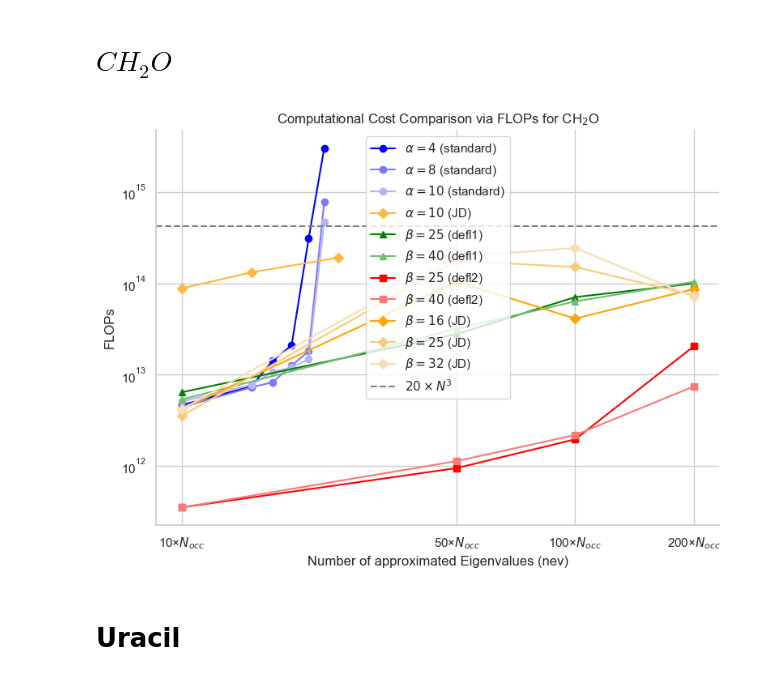
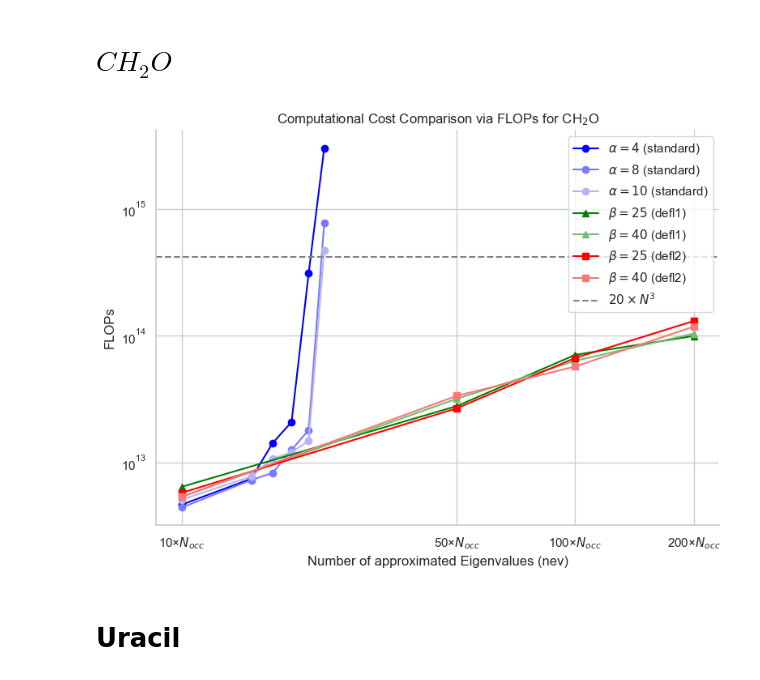
Before and after one commit to framere/Final_codes_MA, a Jupyter notebook: Results_plots/plot_results.ipynb, the cells around one changed output. Saved outputs shown, nothing was run; the diff lists cells and outputs as text; code cells hidden in the pictures.

```diff
--- a/Results_plots/plot_results.ipynb
+++ b/Results_plots/plot_results.ipynb
@@ -104,13 +104,13 @@ FLOPS_25_def = np.array([6415065628956, 27845261539523, 70674758645938, 99597905
 FLOPS_40_def = np.array([5349292935528, 31816496438039,63363168555916, 104014172291569])
 
 # Mixed JD and Davidson (diamonds)
-FLOPS_16_JD = np.array([4201528375541, 104266141454671, 41070075286370, 86625043818120])
-FLOPS_25_JD = np.array([3541251633876,  176523547168970,  151131919263263,   74279594974926])
-FLOPS_32_JD = np.array([4200266880486,  195047635448971,  244404140181504,   71012630660365])
+# FLOPS_16_JD = np.array([4201528375541, 104266141454671, 41070075286370, 86625043818120])
+# FLOPS_25_JD = np.array([3541251633876,  176523547168970,  151131919263263,   74279594974926])
+# FLOPS_32_JD = np.array([4200266880486,  195047635448971,  244404140181504,   71012630660365])
 
 # Deflation until convergence (squares)
-# FLOPS_25_def1 = np.array([5751718005519, 26744518761011, 66777753371722, 130693032030320])
-# FLOPS_40_def1 = np.array([5349292935528, 33555518567601, 57195133086388, 118109819702851])
+FLOPS_25_def1 = np.array([5751718005519, 26744518761011, 66777753371722, 130693032030320])
+FLOPS_40_def1 = np.array([5349292935528, 33555518567601, 57195133086388, 118109819702851])
 
 Grenze = 20*(27643)**3
 
@@ -121,42 +121,42 @@ plt.plot(N_block, FLOPS_8, label=r'$\alpha = 8$ (standard)', marker='o', color=b
 plt.plot(N_block, FLOPS_10, label=r'$\alpha = 10$ (standard)', marker='o', color=blue_shades[3])
 
 # Jacobi-Davidson (diamonds)
-plt.plot(N_JD, FLOPS_10_JD, label=r'$\alpha = 10$ (JD)', marker='D', color=orange_shades[1])
+# plt.plot(N_JD, FLOPS_10_JD, label=r'$\alpha = 10$ (JD)', marker='D', color=orange_shades[1])
 
 # Deflation (triangles)
 # plt.plot(N, FLOPS_16_def, label=r'$\alpha = 16$ (defl1)', marker='^', color=green_shades[0])
 plt.plot(N, FLOPS_25_def, label=r'$\beta = 25$ (defl1)', marker='^', color=green_shades[0])
 plt.plot(N, FLOPS_40_def, label=r'$\beta = 40$ (defl1)', marker='^', color=green_shades[2])
 
 # Deflation until convergence (squares)
 # plt.plot(N, FLOPS_16_def1, label=r'$\alpha = 16$ (defl2)', marker='s', color=red_shades[0])
 plt.plot(N, FLOPS_25_def1, label=r'$\beta = 25 $ (defl2)', marker='s', color=red_shades[0])
 plt.plot(N, FLOPS_40_def1, label=r'$\beta = 40$ (defl2)', marker='s', color=red_shades[2])
 
-plt.plot(N, FLOPS_16_JD, label=r'$\beta = 16$ (JD)', marker='D', color=orange_shades[0])
-plt.plot(N, FLOPS_25_JD, label=r'$\beta = 25$ (JD)', marker='D', color=orange_shades[2])
-plt.plot(N, FLOPS_32_JD, label=r'$\beta = 32$ (JD)', marker='D', color=orange_shades[3])
+# plt.plot(N, FLOPS_16_JD, label=r'$\beta = 16$ (JD)', marker='D', color=orange_shades[0])
+# plt.plot(N, FLOPS_25_JD, label=r'$\beta = 25$ (JD)', marker='D', color=orange_shades[2])
+# plt.plot(N, FLOPS_32_JD, label=r'$\beta = 32$ (JD)', marker='D', color=orange_shades[3])
 
 # Reference line
 plt.axhline(Grenze, color='gray', linestyle='--', label=r'$20 \times N^3$')
 
 plt.title(r'Computational Cost Comparison via FLOPs for CH$_{2}$O')
 plt.xscale('log')
 plt.yscale('log')
 
 xticks = np.array([10, 50, 100, 200]) * N_occ
 # Create labels: one line for nev, second line for multiplier
 xtick_labels = [f"{mult}×$N_{{occ}}$" for nev, mult in zip(xticks, [10, 50, 100, 200])]
 plt.xticks(xticks, xtick_labels)
 plt.xlabel('Number of approximated Eigenvalues (nev)')
 plt.ylabel('FLOPs')
 plt.legend()
 sns.despine()
 plt.tight_layout()
 plt.savefig('flops_comparison_CH2O_block.png', dpi=300)
 plt.show()
 # %% [output]
-[figure, old version]
+[figure, new version]
 # %% [markdown]
 # Uracil
 # %%
```
Also changed, not shown: 6 other files.
